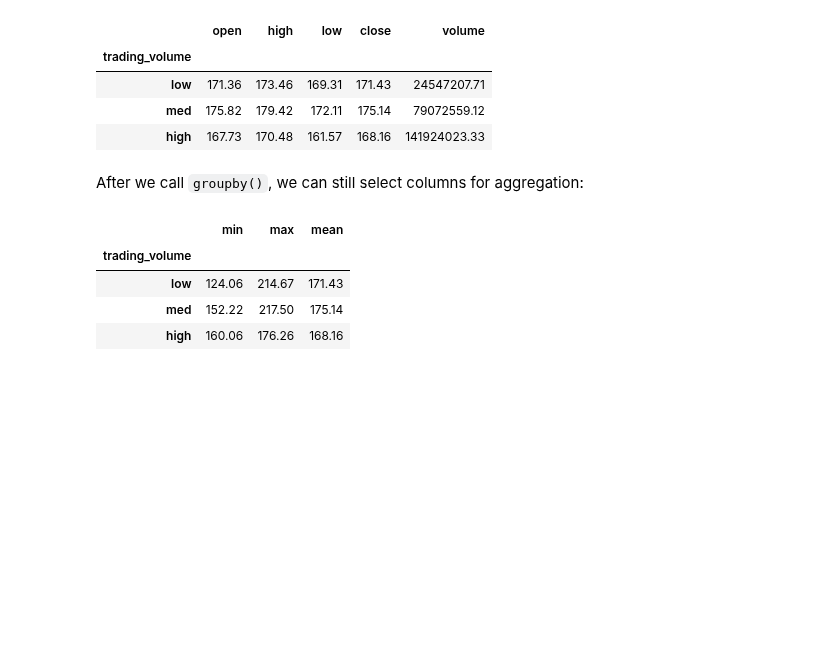
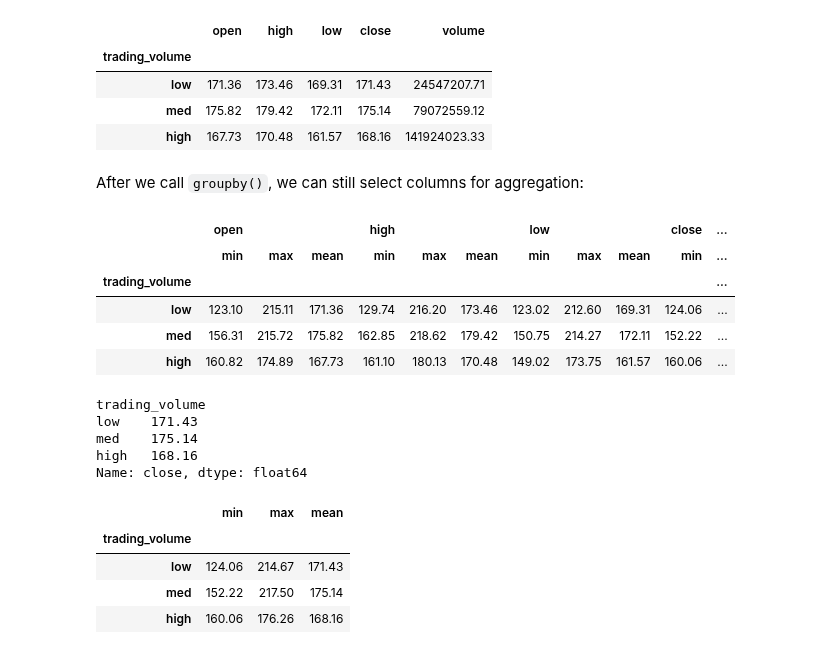
Before and after one commit to tgwon/ai4ml, a Jupyter notebook: week5/ch4-3-aggregations.ipynb, the cells around one changed output. Cells and saved outputs as stored; diff of their text form; code cells hidden in the pictures; blank space fills up the shorter version.

```diff
--- a/week5/ch4-3-aggregations.ipynb
+++ b/week5/ch4-3-aggregations.ipynb
@@ -173,6 +173,23 @@ fb.groupby('trading_volume').mean()
 | high | 167.73 | 170.48 | 161.57 | 168.16 | 141924023.33 |
 # %% [markdown]
 After we call `groupby()`, we can still select columns for aggregation:
+# %%
+fb.groupby('trading_volume').agg(['min', 'max', 'mean'])
+# %% [output]
+|  | open |  |  | high |  |  | low |  |  | close | ... |
+|  | min | max | mean | min | max | mean | min | max | mean | min | ... |
+| trading_volume |  |  |  |  |  |  |  |  |  |  | ... |
+| low | 123.10 | 215.11 | 171.36 | 129.74 | 216.20 | 173.46 | 123.02 | 212.60 | 169.31 | 124.06 | ... |
+| med | 156.31 | 215.72 | 175.82 | 162.85 | 218.62 | 179.42 | 150.75 | 214.27 | 172.11 | 152.22 | ... |
+| high | 160.82 | 174.89 | 167.73 | 161.10 | 180.13 | 170.48 | 149.02 | 173.75 | 161.57 | 160.06 | ... |
+# %%
+fb.groupby('trading_volume')['close'].mean()
+# %% [output]
+trading_volume
+low    171.43
+med    175.14
+high   168.16
+Name: close, dtype: float64
 # %%
 fb.groupby('trading_volume')['close'].agg(['min', 'max', 'mean'])
 # %% [output]
```
Also changed, not shown: parts of 7 cells of this notebook.
